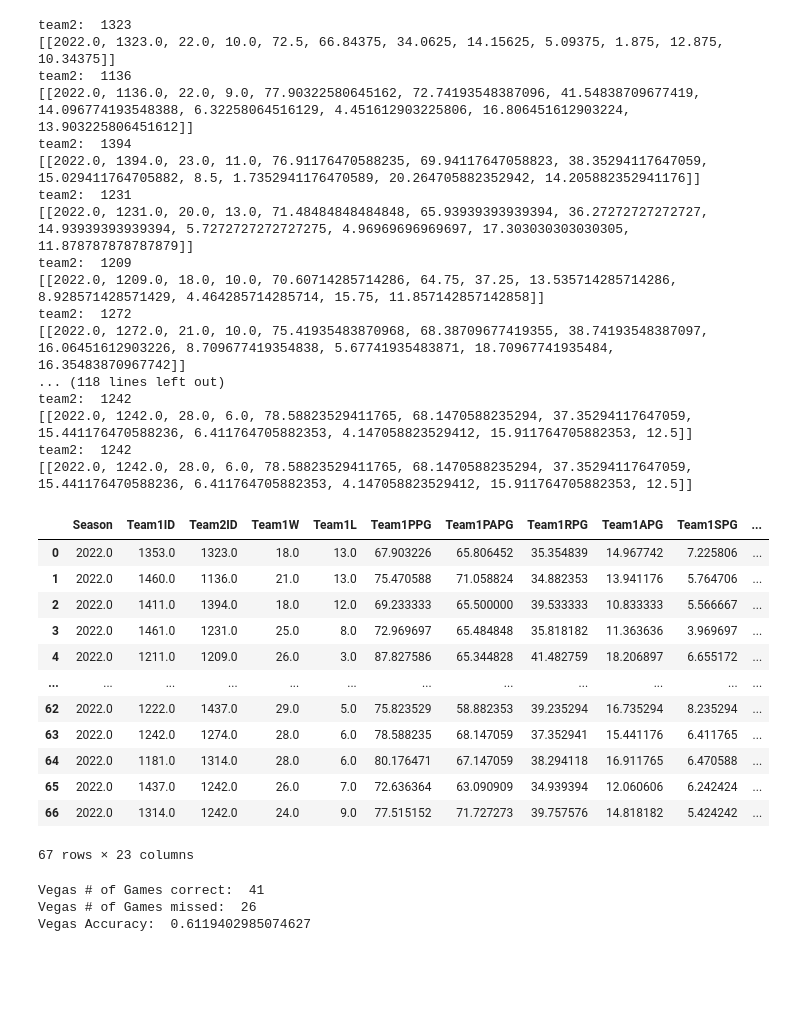
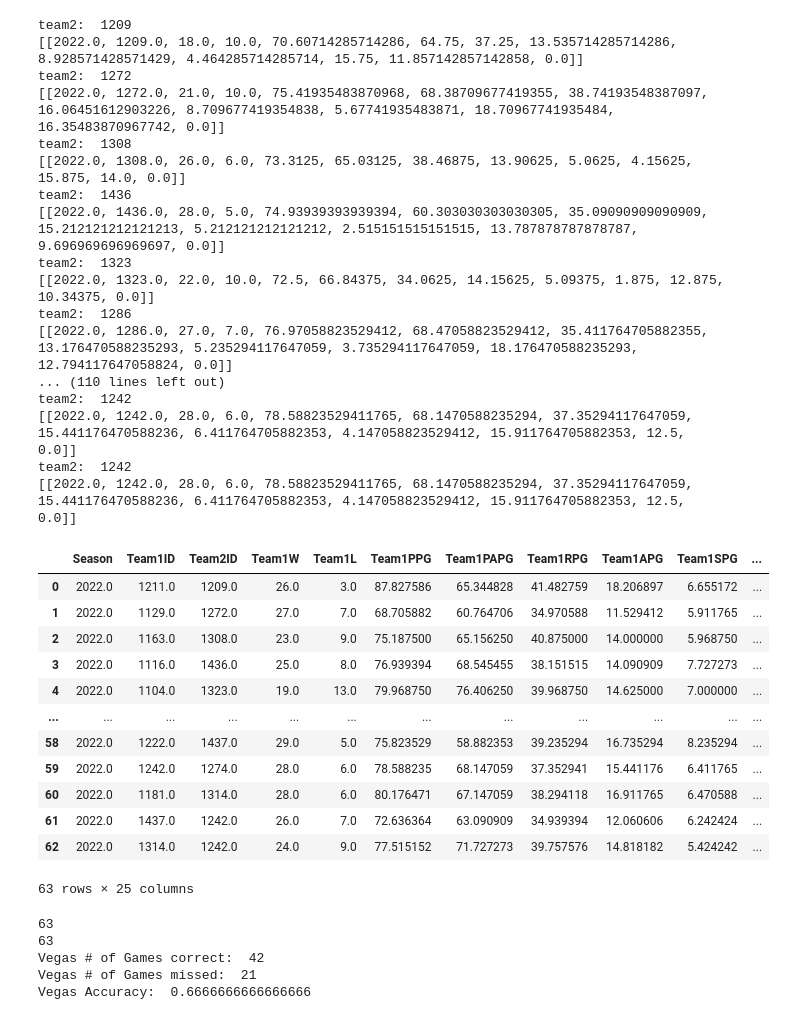
Before and after one commit to AustinStephens/NCAATourneyPredictor, a Jupyter notebook: NCAATourneyPredictor.ipynb, the cells around one changed output. Saved outputs shown, nothing was run; the diff lists cells and outputs as text; code cells hidden in the pictures; blank space fills up the shorter version.

```diff
--- a/NCAATourneyPredictor.ipynb
+++ b/NCAATourneyPredictor.ipynb
@@ -281,64 +273,64 @@ team_avgs_2022
 # %%
 #4
-d = {'Team1ID': [1353,1460,1411,1461,1211,1129,1163,1116,1104,1403,1277,1181,1124,1314,1388,1417,1400,1345,1293,1246,1112,1371,1222,1228,1161,1397,1326,1437,1242,1361,1234,1344,1261,1458,1425,1120,1211,1308,1323,1277,1124,1388,1400,1293,1112,1222,1276,1326,1242,1350,1235,1274,1211,1403,1314,1345,1112,1276,1242,1235,1116,1314,1222,1242,1181,1437,1314], 'Team2ID': [1323,1136,1394,1231,1209,1272,1308,1436,1323,1286,1172,1168,1313,1266,1231,1103,1439,1463,1362,1389,1460,1395,1412,1151,1276,1255,1260,1174,1411,1166,1350,1355,1235,1159,1274,1240,1272,1116,1403,1181,1314,1417,1345,1389,1395,1228,1397,1437,1166,1344,1458,1120,1116,1181,1417,1389,1222,1437,1344,1274,1181,1389,1437,1274,1314,1242,1242]}
+d = {'Team1ID': [1211,1129,1163,1116,1104,1403,1277,1181,1124,1314,1388,1417,1400,1345,1293,1246,1112,1371,1222,1228,1161,1397,1326,1437,1242,1361,1234,1344,1261,1458,1425,1120,1211,1308,1323,1277,1124,1388,1400,1293,1112,1222,1276,1326,1242,1350,1235,1274,1211,1403,1314,1345,1112,1276,1242,1235,1116,1314,1222,1242,1181,1437,1314], 'Team2ID': [1209,1272,1308,1436,1323,1286,1172,1168,1313,1266,1231,1103,1439,1463,1362,1389,1460,1395,1412,1151,1276,1255,1260,1174,1411,1166,1350,1355,1235,1159,1274,1240,1272,1116,1403,1181,1314,1417,1345,1389,1395,1228,1397,1437,1166,1344,1458,1120,1116,1181,1417,1389,1222,1437,1344,1274,1181,1389,1437,1274,1314,1242,1242]}
 test_cols = ["Season", "Team1ID", "Team2ID", "Team1W", "Team1L", "Team1PPG", "Team1PAPG", "Team1RPG", "Team1APG", "Team1SPG", \
-              "Team1BPG", "Team1PFPG", "Team1TOPG", "Team2W", "Team2L", "Team2PPG", "Team2PAPG", "Team2RPG", "Team2APG", "Team2SPG",\
-              "Team2BPG", "Team2PFPG", "Team2TOPG"]
+              "Team1BPG", "Team1PFPG", "Team1TOPG", "Team1Sos", "Team2W", "Team2L", "Team2PPG", "Team2PAPG", "Team2RPG", "Team2APG", "Team2SPG",\
+              "Team2BPG", "Team2PFPG", "Team2TOPG", "Team2SOS"]
 temp_tourn_df = pd.DataFrame(data=d)
 #winners = [2,1,1,2,1,2,2,1,2,1,1,1,1,2,1,1,1,1,1,2,1,2,1,1,2,1,1,1,1,2,2,1,2,1,2,1,1,2,2,2,2,2,2,2,1,1,1,2,1,2,1,1,2,2,1,2,2,2,1,2,2,1,2,1,2,2,2]
 tourney_2022_df = pd.DataFrame(columns=test_cols)
 
 for row in temp_tourn_df.iterrows():
     #Doing the same as before but without winner column
     temp_list = [2022, row[1]['Team1ID'], row[1]['Team2ID']]
     print(f"team2: ", row[1]['Team2ID'])
     team1_row = team_avgs_2022[team_avgs_2022["TeamID"] == row[1]['Team1ID']].values.tolist()
     team2_row = team_avgs_2022[team_avgs_2022["TeamID"] == row[1]['Team2ID']].values.tolist()
     print(team2_row)
     team1_row[0].pop(0)
     team1_row[0].pop(0)
     team2_row[0].pop(0)
     team2_row[0].pop(0)
 
     temp_list.extend(team1_row[0])
     temp_list.extend(team2_row[0])
 
     # add that list to our DF
     temp_series = pd.Series(temp_list, index=test_cols)
     tourney_2022_df = tourney_2022_df.append(temp_series, ignore_index=True)
 
 tourney_2022_df
 # %% [output]
+team2:  1209
+[[2022.0, 1209.0, 18.0, 10.0, 70.60714285714286, 64.75, 37.25, 13.535714285714286, 8.928571428571429, 4.464285714285714, 15.75, 11.857142857142858, 0.0]]
+team2:  1272
+[[2022.0, 1272.0, 21.0, 10.0, 75.41935483870968, 68.38709677419355, 38.74193548387097, 16.06451612903226, 8.709677419354838, 5.67741935483871, 18.70967741935484, 16.35483870967742, 0.0]]
+team2:  1308
+[[2022.0, 1308.0, 26.0, 6.0, 73.3125, 65.03125, 38.46875, 13.90625, 5.0625, 4.15625, 15.875, 14.0, 0.0]]
+team2:  1436
+[[2022.0, 1436.0, 28.0, 5.0, 74.93939393939394, 60.303030303030305, 35.09090909090909, 15.212121212121213, 5.212121212121212, 2.515151515151515, 13.787878787878787, 9.696969696969697, 0.0]]
 team2:  1323
-[[2022.0, 1323.0, 22.0, 10.0, 72.5, 66.84375, 34.0625, 14.15625, 5.09375, 1.875, 12.875, 10.34375]]
-team2:  1136
-[[2022.0, 1136.0, 22.0, 9.0, 77.90322580645162, 72.74193548387096, 41.54838709677419, 14.096774193548388, 6.32258064516129, 4.451612903225806, 16.806451612903224, 13.903225806451612]]
-team2:  1394
-[[2022.0, 1394.0, 23.0, 11.0, 76.91176470588235, 69.94117647058823, 38.35294117647059, 15.029411764705882, 8.5, 1.7352941176470589, 20.264705882352942, 14.205882352941176]]
-team2:  1231
-[[2022.0, 1231.0, 20.0, 13.0, 71.48484848484848, 65.93939393939394, 36.27272727272727, 14.93939393939394, 5.7272727272727275, 4.96969696969697, 17.303030303030305, 11.878787878787879]]
-team2:  1209
-[[2022.0, 1209.0, 18.0, 10.0, 70.60714285714286, 64.75, 37.25, 13.535714285714286, 8.928571428571429, 4.464285714285714, 15.75, 11.857142857142858]]
-team2:  1272
-[[2022.0, 1272.0, 21.0, 10.0, 75.41935483870968, 68.38709677419355, 38.74193548387097, 16.06451612903226, 8.709677419354838, 5.67741935483871, 18.70967741935484, 16.35483870967742]]
-... (118 lines left out)
+[[2022.0, 1323.0, 22.0, 10.0, 72.5, 66.84375, 34.0625, 14.15625, 5.09375, 1.875, 12.875, 10.34375, 0.0]]
+team2:  1286
+[[2022.0, 1286.0, 27.0, 7.0, 76.97058823529412, 68.47058823529412, 35.411764705882355, 13.176470588235293, 5.235294117647059, 3.735294117647059, 18.176470588235293, 12.794117647058824, 0.0]]
+... (110 lines left out)
 team2:  1242
-[[2022.0, 1242.0, 28.0, 6.0, 78.58823529411765, 68.1470588235294, 37.35294117647059, 15.441176470588236, 6.411764705882353, 4.147058823529412, 15.911764705882353, 12.5]]
+[[2022.0, 1242.0, 28.0, 6.0, 78.58823529411765, 68.1470588235294, 37.35294117647059, 15.441176470588236, 6.411764705882353, 4.147058823529412, 15.911764705882353, 12.5, 0.0]]
 team2:  1242
-[[2022.0, 1242.0, 28.0, 6.0, 78.58823529411765, 68.1470588235294, 37.35294117647059, 15.441176470588236, 6.411764705882353, 4.147058823529412, 15.911764705882353, 12.5]]
+[[2022.0, 1242.0, 28.0, 6.0, 78.58823529411765, 68.1470588235294, 37.35294117647059, 15.441176470588236, 6.411764705882353, 4.147058823529412, 15.911764705882353, 12.5, 0.0]]
 |  | Season | Team1ID | Team2ID | Team1W | Team1L | Team1PPG | Team1PAPG | Team1RPG | Team1APG | Team1SPG | ... |
-| 0 | 2022.0 | 1353.0 | 1323.0 | 18.0 | 13.0 | 67.903226 | 65.806452 | 35.354839 | 14.967742 | 7.225806 | ... |
-| 1 | 2022.0 | 1460.0 | 1136.0 | 21.0 | 13.0 | 75.470588 | 71.058824 | 34.882353 | 13.941176 | 5.764706 | ... |
-| 2 | 2022.0 | 1411.0 | 1394.0 | 18.0 | 12.0 | 69.233333 | 65.500000 | 39.533333 | 10.833333 | 5.566667 | ... |
-| 3 | 2022.0 | 1461.0 | 1231.0 | 25.0 | 8.0 | 72.969697 | 65.484848 | 35.818182 | 11.363636 | 3.969697 | ... |
-| 4 | 2022.0 | 1211.0 | 1209.0 | 26.0 | 3.0 | 87.827586 | 65.344828 | 41.482759 | 18.206897 | 6.655172 | ... |
+| 0 | 2022.0 | 1211.0 | 1209.0 | 26.0 | 3.0 | 87.827586 | 65.344828 | 41.482759 | 18.206897 | 6.655172 | ... |
+| 1 | 2022.0 | 1129.0 | 1272.0 | 27.0 | 7.0 | 68.705882 | 60.764706 | 34.970588 | 11.529412 | 5.911765 | ... |
+| 2 | 2022.0 | 1163.0 | 1308.0 | 23.0 | 9.0 | 75.187500 | 65.156250 | 40.875000 | 14.000000 | 5.968750 | ... |
+| 3 | 2022.0 | 1116.0 | 1436.0 | 25.0 | 8.0 | 76.939394 | 68.545455 | 38.151515 | 14.090909 | 7.727273 | ... |
+| 4 | 2022.0 | 1104.0 | 1323.0 | 19.0 | 13.0 | 79.968750 | 76.406250 | 39.968750 | 14.625000 | 7.000000 | ... |
 | ... | ... | ... | ... | ... | ... | ... | ... | ... | ... | ... | ... |
-| 62 | 2022.0 | 1222.0 | 1437.0 | 29.0 | 5.0 | 75.823529 | 58.882353 | 39.235294 | 16.735294 | 8.235294 | ... |
-| 63 | 2022.0 | 1242.0 | 1274.0 | 28.0 | 6.0 | 78.588235 | 68.147059 | 37.352941 | 15.441176 | 6.411765 | ... |
-| 64 | 2022.0 | 1181.0 | 1314.0 | 28.0 | 6.0 | 80.176471 | 67.147059 | 38.294118 | 16.911765 | 6.470588 | ... |
-| 65 | 2022.0 | 1437.0 | 1242.0 | 26.0 | 7.0 | 72.636364 | 63.090909 | 34.939394 | 12.060606 | 6.242424 | ... |
-| 66 | 2022.0 | 1314.0 | 1242.0 | 24.0 | 9.0 | 77.515152 | 71.727273 | 39.757576 | 14.818182 | 5.424242 | ... |
+| 58 | 2022.0 | 1222.0 | 1437.0 | 29.0 | 5.0 | 75.823529 | 58.882353 | 39.235294 | 16.735294 | 8.235294 | ... |
+| 59 | 2022.0 | 1242.0 | 1274.0 | 28.0 | 6.0 | 78.588235 | 68.147059 | 37.352941 | 15.441176 | 6.411765 | ... |
+| 60 | 2022.0 | 1181.0 | 1314.0 | 28.0 | 6.0 | 80.176471 | 67.147059 | 38.294118 | 16.911765 | 6.470588 | ... |
+| 61 | 2022.0 | 1437.0 | 1242.0 | 26.0 | 7.0 | 72.636364 | 63.090909 | 34.939394 | 12.060606 | 6.242424 | ... |
+| 62 | 2022.0 | 1314.0 | 1242.0 | 24.0 | 9.0 | 77.515152 | 71.727273 | 39.757576 | 14.818182 | 5.424242 | ... |
-67 rows × 23 columns
+63 rows × 25 columns
 # %%
 #5
 from sklearn.neural_network import MLPClassifier
@@ -379,13 +371,14 @@ big_corr = []
 #plt.hist(big_corr, density=True, bins=20)
 # %%
 #6
-winners = [2,1,1,2,1,2,2,1,2,1,1,1,1,2,1,1,1,1,1,2,1,2,1,1,2,1,1,1,1,2,2,1,2,1,2,1,1,2,2,2,2,2,2,2,1,1,1,2,1,2,1,1,2,2,1,2,2,2,1,2,2,1,2,1,2,2,2]
-vegas_winners = [2,1,1,1,1,2,1,1,1,1,1,1,1,1,1,1,1,1,1,1,1,1,1,1,1,1,1,1,1,1,1,1,1,1,1,1,1,1,2,2,2,1,2,2,1,1,1,2,2,1,2,2,2,1,1,2,1,1,2,1,2,2,1,1,1,1,2,2]
+winners = [1,2,2,1,2,1,1,1,1,1,1,1,1,1,1,2,1,2,1,1,2,1,1,1,1,2,2,1,2,1,2,1,1,2,2,2,2,2,2,2,1,1,1,2,1,2,1,1,2,2,1,2,2,2,1,2,2,1,2,1,2,2,2]
+vegas_winners = [1,2,1,1,1,1,1,1,1,1,1,1,1,1,1,1,1,1,1,1,1,1,1,1,1,1,1,1,1,1,1,1,1,2,2,2,1,2,2,1,1,1,2,2,1,2,2,2,1,1,2,1,1,2,1,2,2,1,1,1,1,2,2]
 
 vright = 0
 vwrong = 0
-
-for i in range(0,len(vegas_winners)-1):
+print(len(vegas_winners))
+print(len(winners))
+for i in range(0,len(vegas_winners)):
     if vegas_winners[i] == winners[i]:
         vright += 1
     else:
@@ -399,9 +392,11 @@ print(f"Vegas # of Games correct: ",vright)
 print(f"Vegas # of Games missed: ",vwrong)
 print(f"Vegas Accuracy: ", (vright) / (vright + vwrong))
 # %% [output]
-Vegas # of Games correct:  41
-Vegas # of Games missed:  26
-Vegas Accuracy:  0.6119402985074627
+63
+63
+Vegas # of Games correct:  42
+Vegas # of Games missed:  21
+Vegas Accuracy:  0.6666666666666666
 # %%
 from sklearn.naive_bayes import MultinomialNB
 from sklearn.tree import DecisionTreeClassifier
```
Also changed, not shown: parts of 12 cells of this notebook.
